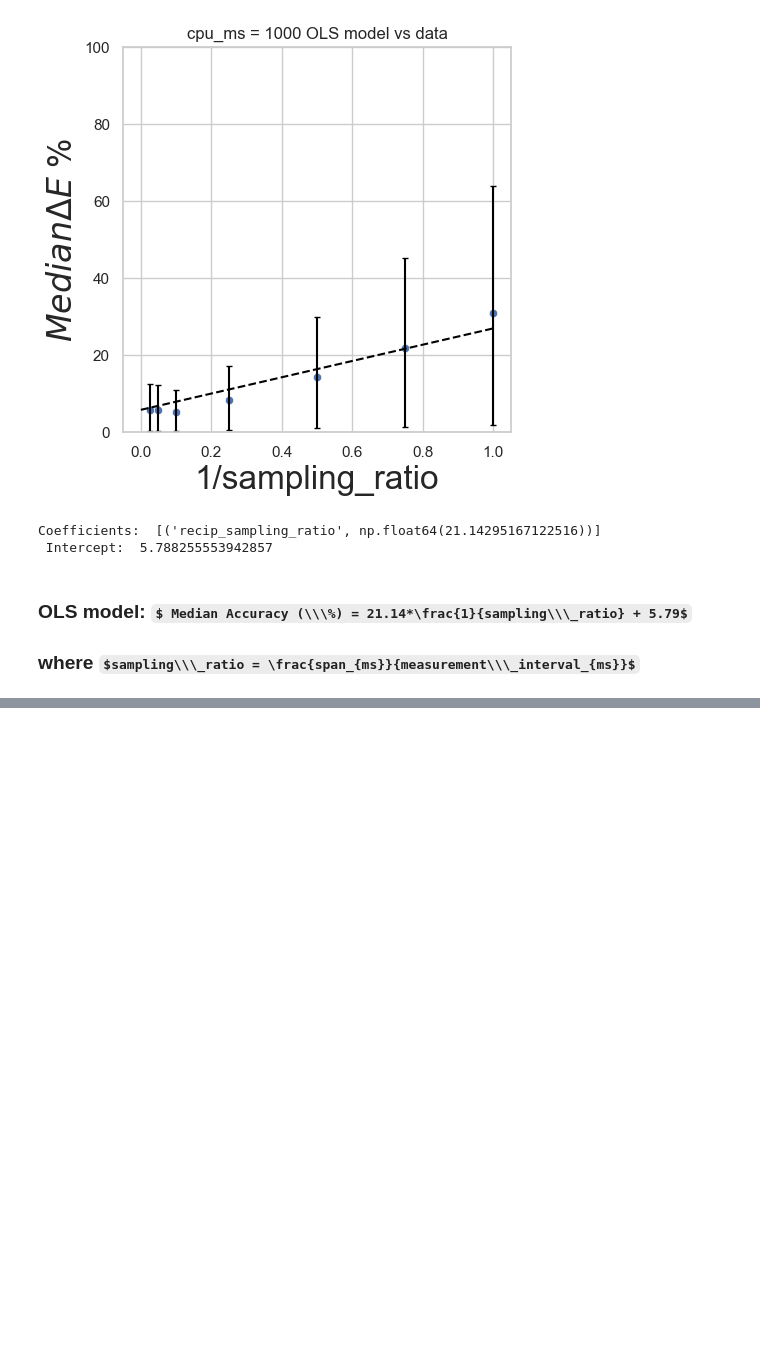
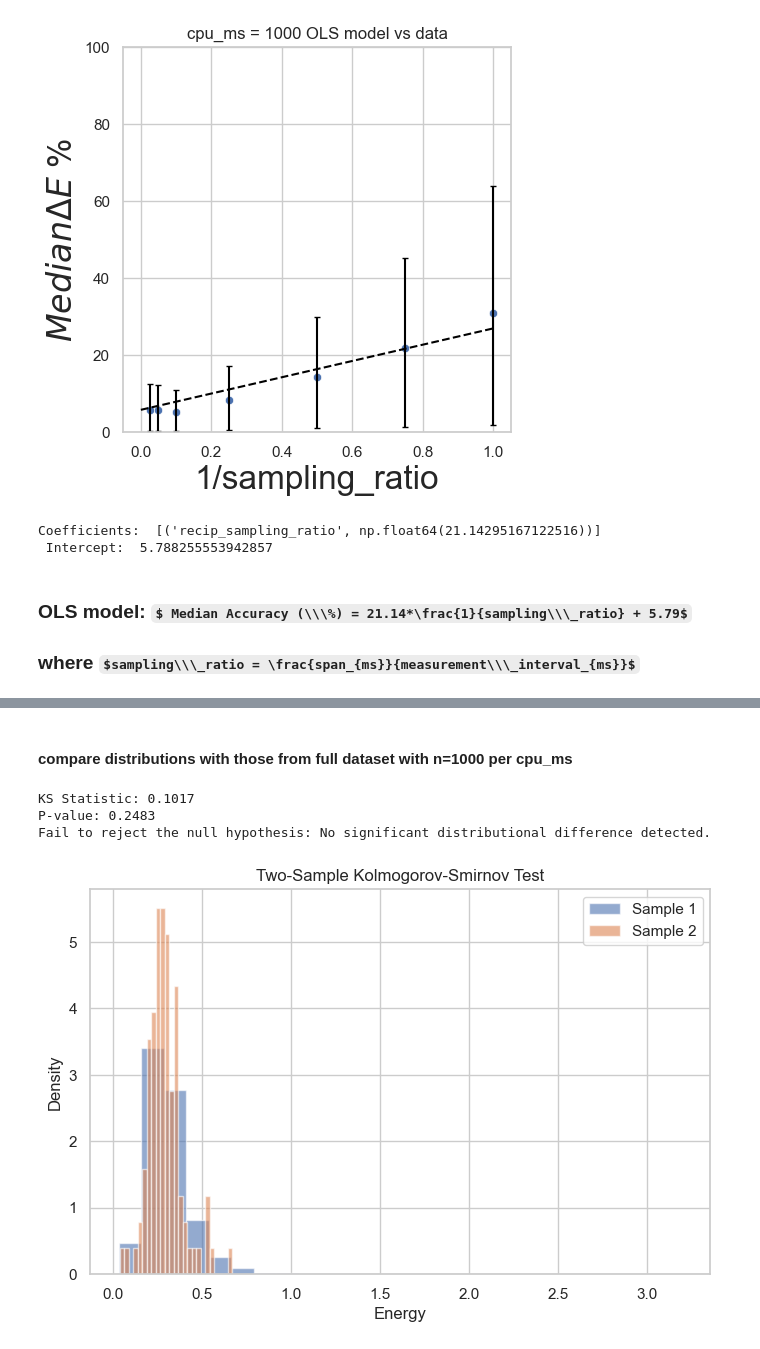
Before and after one commit to tedscott/SideProjects, a Jupyter notebook: E2EGHG/AccuracyModelingProcess.ipynb, the cells around one changed output, grey strips where cells are left out. Saved outputs shown, nothing was run; the diff lists cells and outputs as text; code cells hidden in the pictures; some formulas as TeX source; blank space fills up the shorter version.

Commit message:
adding some sampling work and modeling with smaller samples

```diff
--- a/E2EGHG/AccuracyModelingProcess.ipynb
+++ b/E2EGHG/AccuracyModelingProcess.ipynb
@@ -428,0 +476,3 @@ Coefficients:  [('recip_sampling_ratio', np.float64(21.14295167122516))]
+# %%
+df_sampling_50_1000 = df_sampling.query('cpu_ms <= 1000')
+df_sampling_50_1000
@@ -428,0 +493,7 @@ Coefficients:  [('recip_sampling_ratio', np.float64(21.14295167122516))]
+# %%
+df_sample_100 = df_sampling_50_1000.query('cpu_ms == 100').sample(n=100, random_state=47)
+df_sample_150 = df_sampling_50_1000.query('cpu_ms == 150').sample(n=100, random_state=47)
+df_sample_250 = df_sampling_50_1000.query('cpu_ms == 250').sample(n=100, random_state=47)
+df_sample_500 = df_sampling_50_1000.query('cpu_ms == 500').sample(n=100, random_state=47)
+df_sample_1000 = df_sampling_50_1000.query('cpu_ms == 1000').sample(n=100, random_state=47)
+df_sample_100
@@ -428,0 +514,39 @@ Coefficients:  [('recip_sampling_ratio', np.float64(21.14295167122516))]
+# %% [markdown]
+#### compare distributions with those from full dataset with n=1000 per cpu_ms
+# %%
+df_100 = df_sampling_50_1000.query('cpu_ms == 100')
+df_150 = df_sampling_50_1000.query('cpu_ms == 150')
+df_250 = df_sampling_50_1000.query('cpu_ms == 250')
+df_500 = df_sampling_50_1000.query('cpu_ms == 500')
+df_1000 = df_sampling_50_1000.query('cpu_ms == 1000')
+# %%
+# got this from https://www.geeksforgeeks.org/machine-learning/kolmogorov-smirnov-test-ks-test/
+
+def ks_compare_dist(sample1, sample2):
+    ks_statistic, p_value = ks_2samp(sample1, sample2, alternative='two-sided', mode='auto')
+    alpha = 0.05
+
+    print(f"KS Statistic: {ks_statistic:.4f}")
+    print(f"P-value: {p_value:.4f}")
+
+    if p_value < alpha:
+        print("Reject the null hypothesis: The two samples come from different distributions.")
+    else:
+        print("Fail to reject the null hypothesis: No significant distributional difference detected.")
+
+
+    plt.figure(figsize=(8, 5))
+    plt.hist(sample1, bins=25, density=True, alpha=0.6, label="Sample 1")
+    plt.hist(sample2, bins=25, density=True, alpha=0.6, label="Sample 2")
+    plt.title("Two-Sample Kolmogorov-Smirnov Test")
+    plt.xlabel("Energy")
+    plt.ylabel("Density")
+    plt.legend()
+    plt.show()
+# %%
+ks_compare_dist(df_100.energy_joules_span, df_sample_100.energy_joules_span)
+# %% [output]
+KS Statistic: 0.1017
+P-value: 0.2483
+Fail to reject the null hypothesis: No significant distributional difference detected.
+[figure, added]
```
Also changed, not shown: parts of 60 cells of this notebook, 2 other files.
